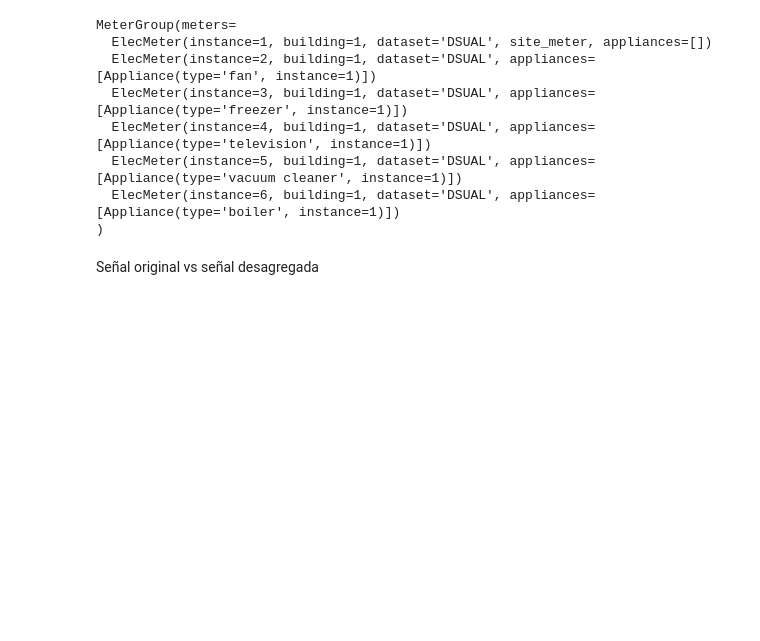
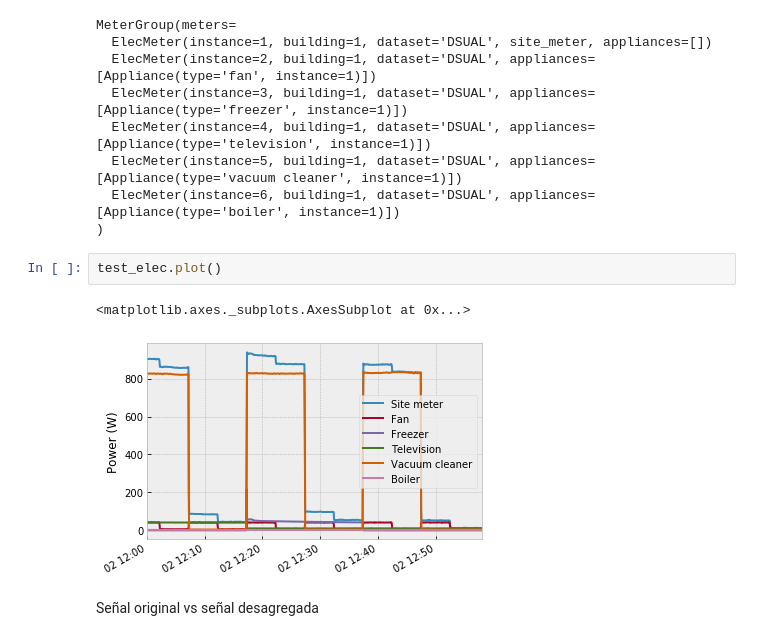
Before and after one commit to crn565/ozm_v2, a Jupyter notebook: 7.- DESAGREGACION.ipynb, the cells around one changed output. Drawn from its saved outputs; the diff is of its cells as text; blank space fills up the shorter version.

```diff
--- a/7.- DESAGREGACION.ipynb
+++ b/7.- DESAGREGACION.ipynb
@@ -42,6 +42,11 @@ MeterGroup(meters=
   ElecMeter(instance=5, building=1, dataset='DSUAL', appliances=[Appliance(type='vacuum cleaner', instance=1)])
   ElecMeter(instance=6, building=1, dataset='DSUAL', appliances=[Appliance(type='boiler', instance=1)])
 )
+# %%
+test_elec.plot()
+# %% [output]
+<matplotlib.axes._subplots.AxesSubplot at 0x...>
+[figure, added]
 # %% [markdown]
 Señal original vs señal desagregada
 # %% [markdown]
```
Also changed, not shown: 7 other files.
